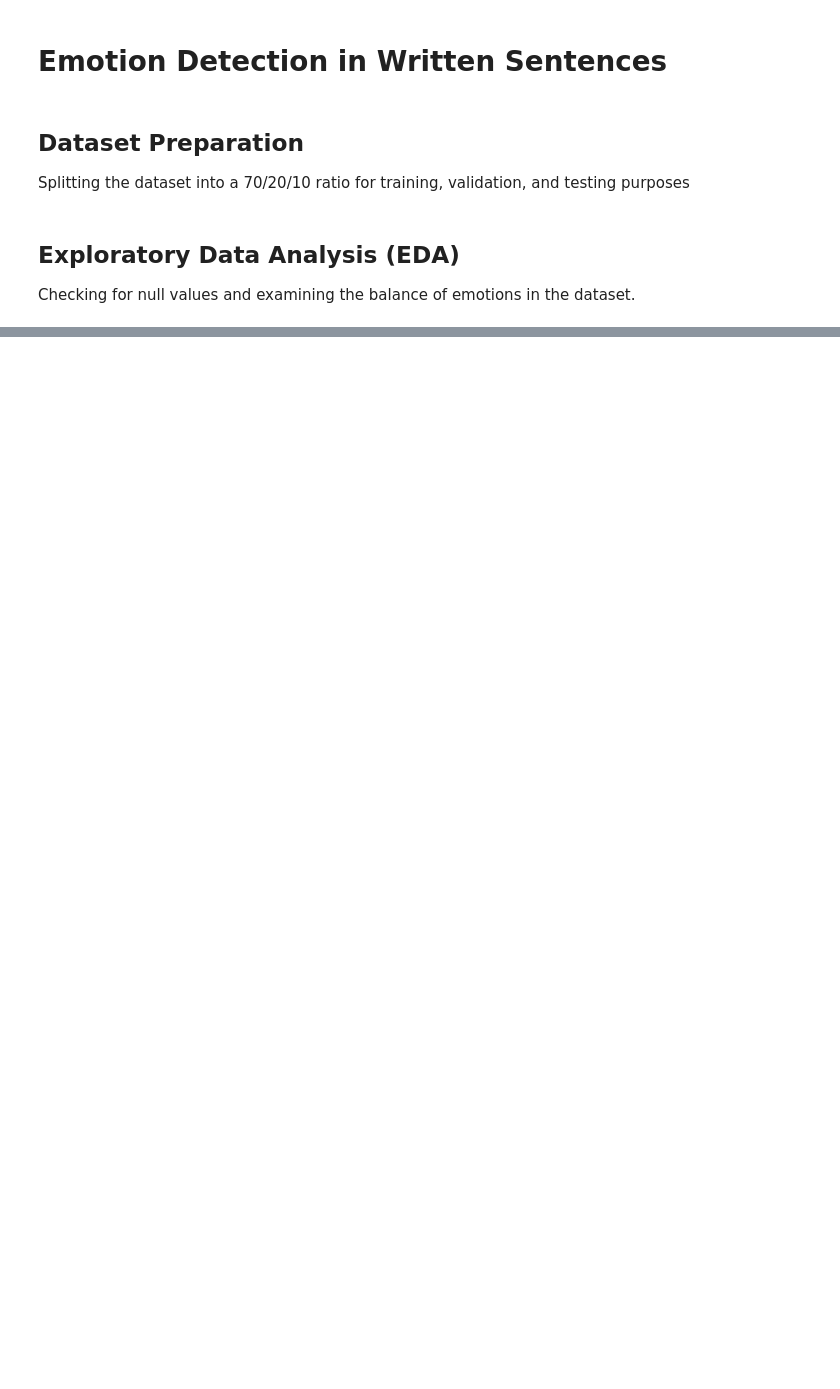
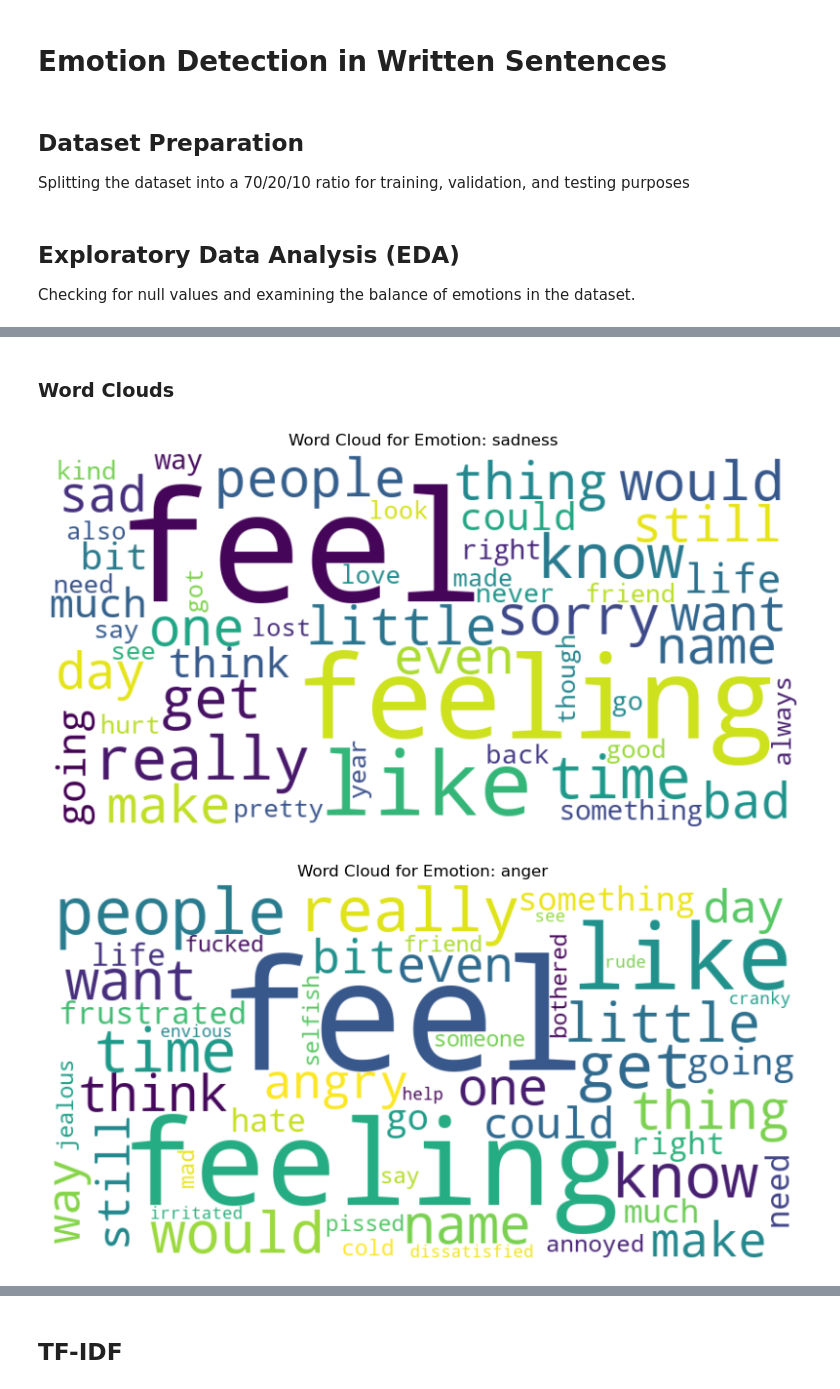
Before and after one commit to nina-bu/nlp-emotion-classifier, a Jupyter notebook: emotion-classification.ipynb, the cells around one changed output, grey strips where cells are left out. Drawn from its saved outputs; the diff is of its cells as text; code cells hidden in the pictures; blank space fills up the shorter version.

```diff
--- a/emotion-classification.ipynb
+++ b/emotion-classification.ipynb
@@ -61,0 +118,27 @@ Conclusions:
+# %% [markdown]
+### Word Clouds
+# %%
+from wordcloud import WordCloud
+from collections import Counter
+
+emotion_categories = train_df['emotion'].unique()
+for emotion in emotion_categories:
+    sentences = train_df[train_df['emotion'] == emotion]['text']
+    concatenated_sentences = ' '.join(sentences)
+
+    tokens = word_tokenize(concatenated_sentences)
+    word_counts = Counter(tokens)
+
+    top_n = 50
+    most_common_words = word_counts.most_common(top_n)
+    top_words = [word for word, _ in most_common_words]
+    wordcloud = WordCloud(width=800, height=400, background_color='white').generate_from_frequencies(dict(most_common_words))
+
+    plt.figure(figsize=(10, 5))
+    plt.imshow(wordcloud, interpolation='bilinear')
+    plt.title(f"Word Cloud for Emotion: {emotion}")
+    plt.axis('off')
+    plt.show()
+# %% [output]
+[figure, added]
+[figure, added]
@@ -61,0 +149,2 @@ Conclusions:
+# %% [markdown]
+## TF-IDF
```
Also changed, not shown: parts of 16 cells of this notebook.
